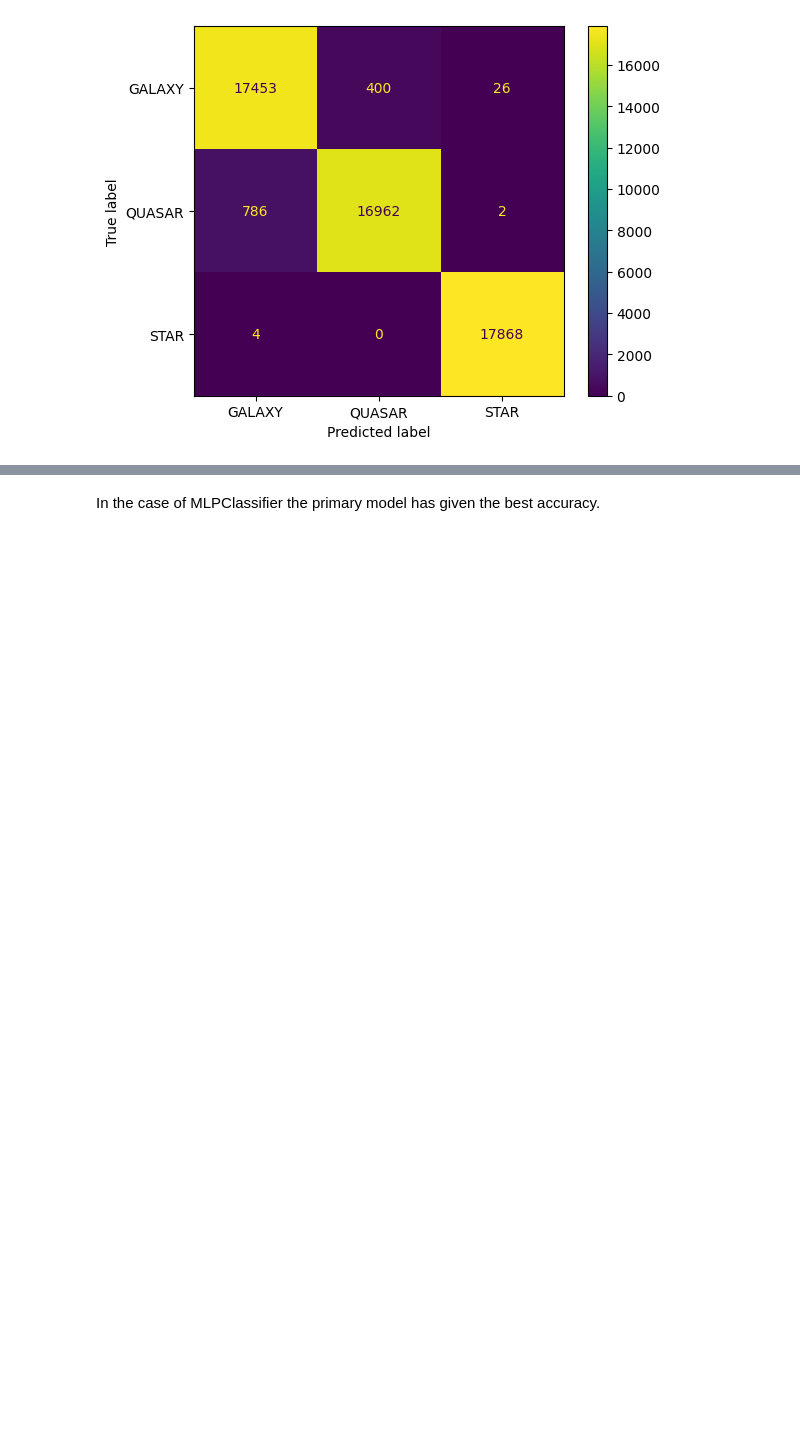
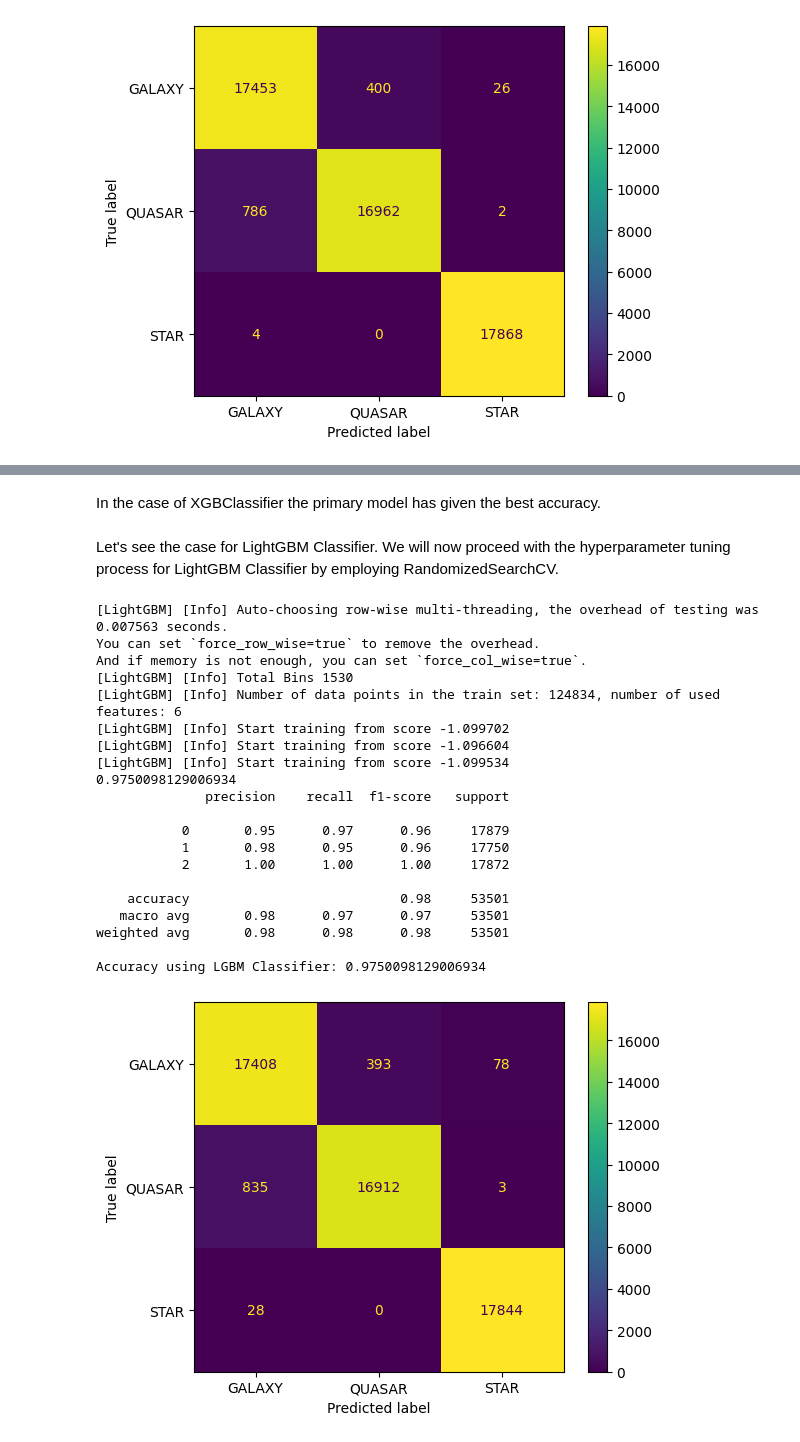
Before and after one commit to Ahmed-Estiak/stellar-classification-using-SMOTE-and-classifiers-ensemble, a Jupyter notebook: Stellar Classification (Smote, Scaled, hyperparamter tuning and ensemble).ipynb, the cells around one changed output, grey strips where cells are left out. Drawn from its saved outputs; the diff is of its cells as text; code cells hidden in the pictures; blank space fills up the shorter version.

```diff
--- a/Stellar Classification (Smote, Scaled, hyperparamter tuning and ensemble).ipynb
+++ b/Stellar Classification (Smote, Scaled, hyperparamter tuning and ensemble).ipynb
@@ -924,2 +1003,42 @@ Accuracy using XGBClassifier: 0.9772340703912077
 # %% [markdown]
-In the case of MLPClassifier the primary model has given the best accuracy.
+In the case of XGBClassifier the primary model has given the best accuracy.
+# %% [markdown]
+Let's see the case for LightGBM Classifier. We will now proceed with the hyperparameter tuning process for LightGBM Classifier by employing RandomizedSearchCV.
+# %%
+import lightgbm as lgb
+from lightgbm import LGBMClassifier
+lgbm = LGBMClassifier()
+lgbm.fit(X_train, y_train)
+y_predict = lgbm.predict(X_test)
+accuracy = accuracy_score(y_test, y_predict)
+print(accuracy)
+
+ConfusionMatrixDisplay.from_predictions(y_test, y_predict,
+                                        display_labels = ['GALAXY', 'QUASAR', 'STAR'])
+
+cr1 = classification_report(y_test, y_predict)
+print(cr1)
+accuracy_lgbm = lgbm.score(X_test, y_test)
+print("Accuracy using LGBM Classifier:", accuracy_lgbm)
+# %% [output]
+[LightGBM] [Info] Auto-choosing row-wise multi-threading, the overhead of testing was 0.007563 seconds.
+You can set `force_row_wise=true` to remove the overhead.
+And if memory is not enough, you can set `force_col_wise=true`.
+[LightGBM] [Info] Total Bins 1530
+[LightGBM] [Info] Number of data points in the train set: 124834, number of used features: 6
+[LightGBM] [Info] Start training from score -1.099702
+[LightGBM] [Info] Start training from score -1.096604
+[LightGBM] [Info] Start training from score -1.099534
+0.9750098129006934
+              precision    recall  f1-score   support
+
+           0       0.95      0.97      0.96     17879
+           1       0.98      0.95      0.96     17750
+           2       1.00      1.00      1.00     17872
+
+    accuracy                           0.98     53501
+   macro avg       0.98      0.97      0.97     53501
+weighted avg       0.98      0.98      0.98     53501
+
+Accuracy using LGBM Classifier: 0.9750098129006934
+[figure, added]
```
Also changed, not shown: parts of 4 cells of this notebook.
